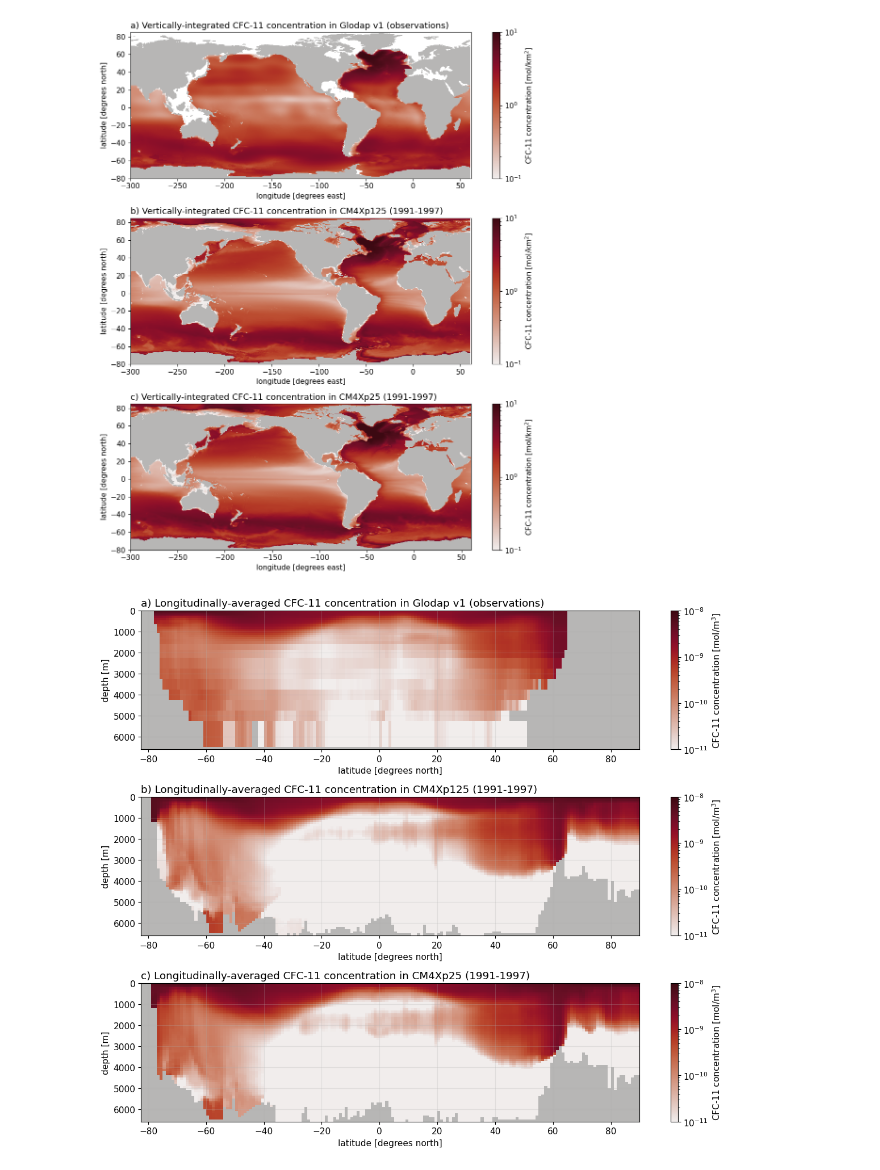
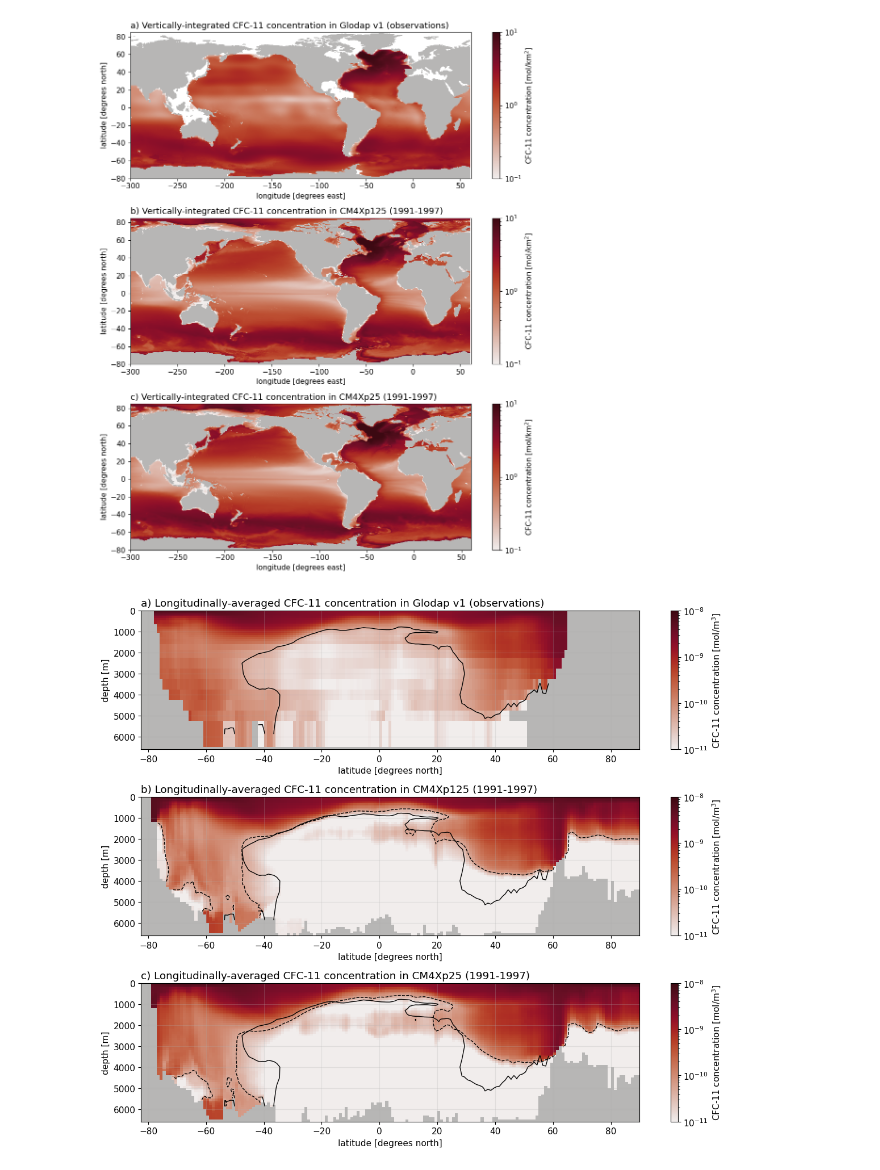
Before and after one commit to hdrake/CM4XTransientTracers, a Jupyter notebook: notebooks/1_global_inventories_and_air-sea_fluxes.ipynb, the cells around one changed output. Saved outputs shown, nothing was run; the diff lists cells and outputs as text; code cells hidden in the pictures.

```diff
--- a/notebooks/1_global_inventories_and_air-sea_fluxes.ipynb
+++ b/notebooks/1_global_inventories_and_air-sea_fluxes.ipynb
@@ -75,7 +75,7 @@ bc['Time'] = bc['Time']*365.242198781
 bc['Time'].attrs['units'] = 'days since 1601-01-01 00:00:00'
 bc = xr.decode_cf(bc, use_cftime=True)
 # %%
-glo = xr.open_dataset("../data/glodap_v1/glodap_cfc.nc") # CFC concentrations [pmol / kg]
+glo = xr.open_dataset("../data/obs/glodap_v1/glodap_cfc.nc") # CFC concentrations [pmol / kg]
 
 # Estimate volumes of data cells
 glo['dz'] = xr.ones_like(glo['depth'])
@@ -425,17 +425,26 @@ ax = axes[0]
 ax.set_facecolor(facecolor)
 
 dlat = 1.
-lat_bins = np.arange(-90., 90.+dlat, dlat)
-d_bins = glo.depth_bnds
+lat_bins_glodap = np.arange(-90., 90.+dlat, dlat)
+d_bins_glodap  = glo.depth_bnds
 
 cfc11_zlat_av = (glo.CFC11*mol_per_pmol*rho0).mean("lon", skipna=True)
+cfc11_zlat_av_glodap = cfc11_zlat_av.copy()
 
 pc = ax.pcolormesh(
-    lat_bins,
-    d_bins,
+    lat_bins_glodap,
+    d_bins_glodap,
     cfc11_zlat_av,
     norm=colors.LogNorm(vmin=1e-11, vmax=1e-8),
     cmap=cmocean.cm.amp
+)
+ct = ax.contour(
+    0.5*(lat_bins_glodap[:-1]+lat_bins_glodap[1:]),
+    0.5*(d_bins_glodap.values[:-1]+d_bins_glodap.values[1:]),
+    cfc11_zlat_av_glodap,
+    levels=[5e-11],
+    colors="k",
+    linewidths=1.
 )
 plt.colorbar(pc, ax=ax, label=r"CFC-11 concentration [mol/m$^{3}$]")
 
@@ -445,6 +454,7 @@ ax.set_facecolor(facecolor)
 
 dlat = 1.
 lat_bins = np.arange(-90., 90+dlat, dlat)
+lat_centers = np.arange(-90.+dlat/2, 90+dlat/2, dlat)
 
 dz = 100.
 zi = np.arange(0, 7000+dz, dz)
@@ -498,6 +508,23 @@ pc = ax.pcolormesh(
     cmap=cmocean.cm.amp
 )
 plt.colorbar(pc, ax=ax, label=r"CFC-11 concentration [mol/m$^{3}$]")
+ct = ax.contour(
+    lat_centers,
+    zl,
+    cfc11_zlat_av,
+    levels=[5e-11],
+    colors="k",
+    linestyles="--",
+    linewidths=1.
+)
+ct = ax.contour(
+    0.5*(lat_bins_glodap[:-1]+lat_bins_glodap[1:]),
+    0.5*(d_bins_glodap.values[:-1]+d_bins_glodap.values[1:]),
+    cfc11_zlat_av_glodap,
+    levels=[5e-11],
+    colors="k",
+    linewidths=1.
+)
 
 # CM4Xp25
 ax = axes[2]
@@ -543,32 +570,49 @@ V_zlat_bins = xhistogram.xarray.histogram(
     block_size=None,
     keep_coords=True
 ).assign_coords({"zl": zl})
 
 cfc11_zlat_av = cfc11_zlat_bins/V_zlat_bins
 
 pc = ax.pcolormesh(
     lat_bins,
     zi,
     cfc11_zlat_av,
     norm=colors.LogNorm(vmin=1e-11, vmax=1e-8),
     cmap=cmocean.cm.amp
 )
 plt.colorbar(pc, ax=ax, label=r"CFC-11 concentration [mol/m$^{3}$]")
+ct = ax.contour(
+    lat_centers,
+    zl,
+    cfc11_zlat_av,
+    levels=[5e-11],
+    colors="k",
+    linestyles="--",
+    linewidths=1.
+)
+ct = ax.contour(
+    0.5*(lat_bins_glodap[:-1]+lat_bins_glodap[1:]),
+    0.5*(d_bins_glodap.values[:-1]+d_bins_glodap.values[1:]),
+    cfc11_zlat_av_glodap,
+    levels=[5e-11],
+    colors="k",
+    linewidths=1.
+)
 
 titles = [
     "a) Longitudinally-averaged CFC-11 concentration in Glodap v1 (observations)",
     "b) Longitudinally-averaged CFC-11 concentration in CM4Xp125 (1991-1997)",
     "c) Longitudinally-averaged CFC-11 concentration in CM4Xp25 (1991-1997)",
-    ]
+]
 for ax, title in zip(axes, titles):
     ax.set_title(title, loc="left")
     ax.set_xlabel("latitude [degrees north]")
     ax.set_ylabel("depth [m]")
     ax.set_ylim(6600, 0)
     ax.set_xlim(-82.5, 90)
     ax.grid(True, alpha=0.25)
 
 plt.tight_layout()
 plt.savefig("../figures/SFig2_glodap_observational_validation_lonav.png", dpi=400, bbox_inches="tight")
 # %% [output]
-[figure, old version]
+[figure, new version]
```
Also changed, not shown: parts of 2 cells of this notebook, 9 other files.
